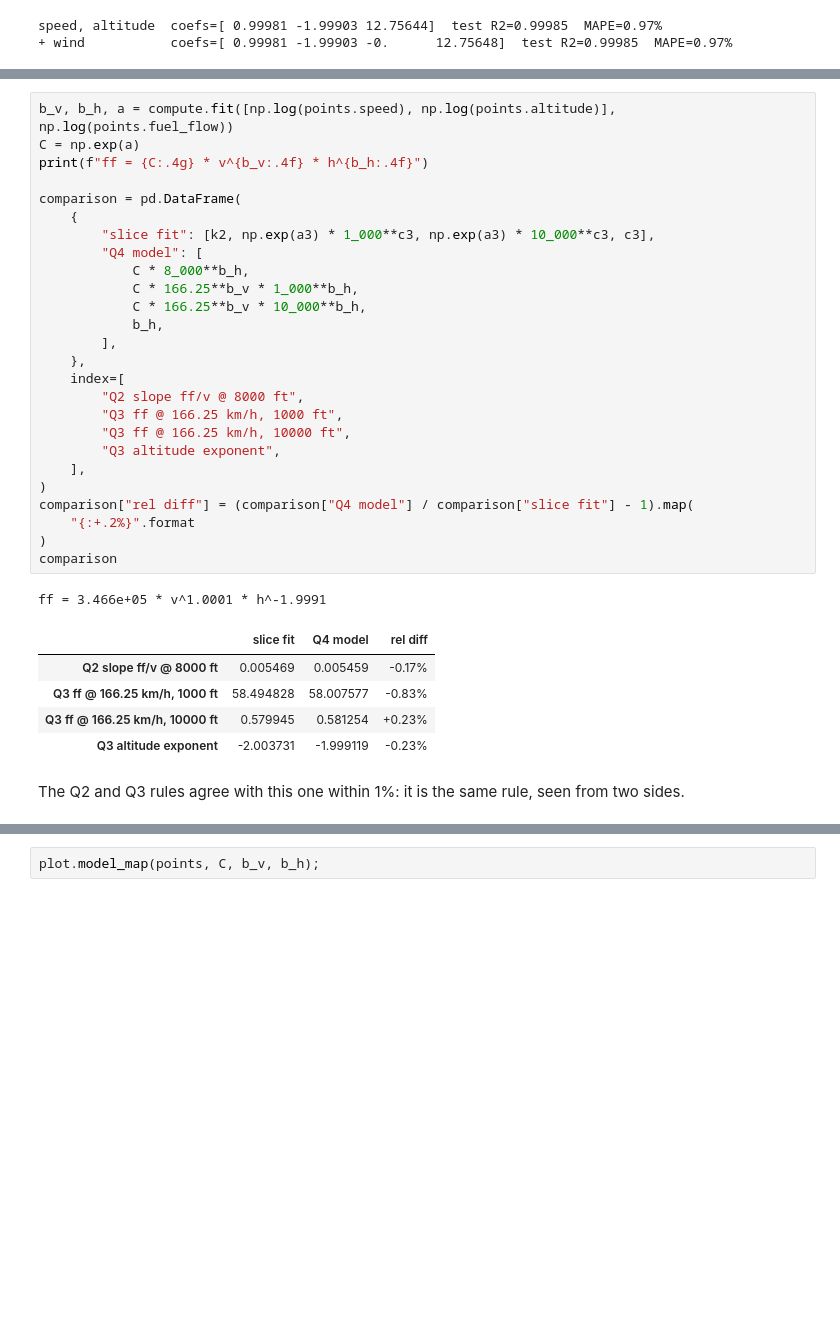
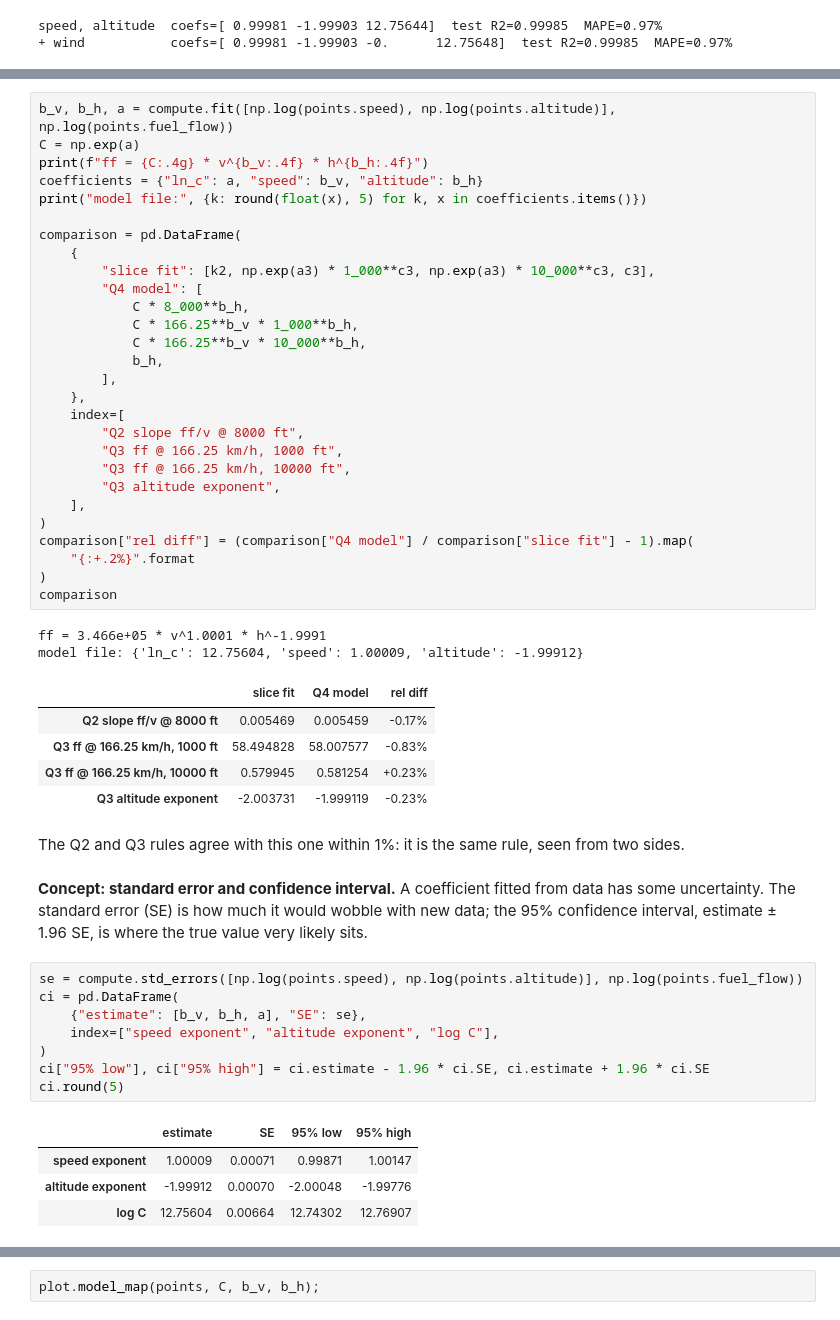
Before and after one commit to j04n-f/OptiFuel, a Jupyter notebook: exercise_1/analysis.ipynb, the cells around one changed output, grey strips where cells are left out. Saved outputs shown, nothing was run; the diff lists cells and outputs as text; blank space fills up the shorter version.

```diff
--- a/exercise_1/analysis.ipynb
+++ b/exercise_1/analysis.ipynb
@@ -281,6 +339,8 @@ score. The final rule therefore uses speed and altitude, fitted on all flights.
 b_v, b_h, a = compute.fit([np.log(points.speed), np.log(points.altitude)], np.log(points.fuel_flow))
 C = np.exp(a)
 print(f"ff = {C:.4g} * v^{b_v:.4f} * h^{b_h:.4f}")
+coefficients = {"ln_c": a, "speed": b_v, "altitude": b_h}
+print("model file:", {k: round(float(x), 5) for k, x in coefficients.items()})
 
 comparison = pd.DataFrame(
     {
@@ -305,6 +365,7 @@ comparison["rel diff"] = (comparison["Q4 model"] / comparison["slice fit"] - 1).
 comparison
 # %% [output]
 ff = 3.466e+05 * v^1.0001 * h^-1.9991
+model file: {'ln_c': 12.75604, 'speed': 1.00009, 'altitude': -1.99912}
 |  | slice fit | Q4 model | rel diff |
 | Q2 slope ff/v @ 8000 ft | 0.005469 | 0.005459 | -0.17% |
 | Q3 ff @ 166.25 km/h, 1000 ft | 58.494828 | 58.007577 | -0.83% |
@@ -312,3 +373,20 @@ ff = 3.466e+05 * v^1.0001 * h^-1.9991
 | Q3 altitude exponent | -2.003731 | -1.999119 | -0.23% |
 # %% [markdown]
 The Q2 and Q3 rules agree with this one within 1%: it is the same rule, seen from two sides.
+# %% [markdown]
+**Concept: standard error and confidence interval.** A coefficient fitted from data has some
+uncertainty. The standard error (SE) is how much it would wobble with new data; the 95%
+confidence interval, estimate ± 1.96 SE, is where the true value very likely sits.
+# %%
+se = compute.std_errors([np.log(points.speed), np.log(points.altitude)], np.log(points.fuel_flow))
+ci = pd.DataFrame(
+    {"estimate": [b_v, b_h, a], "SE": se},
+    index=["speed exponent", "altitude exponent", "log C"],
+)
+ci["95% low"], ci["95% high"] = ci.estimate - 1.96 * ci.SE, ci.estimate + 1.96 * ci.SE
+ci.round(5)
+# %% [output]
+|  | estimate | SE | 95% low | 95% high |
+| speed exponent | 1.00009 | 0.00071 | 0.99871 | 1.00147 |
+| altitude exponent | -1.99912 | 0.00070 | -2.00048 | -1.99776 |
+| log C | 12.75604 | 0.00664 | 12.74302 | 12.76907 |
```
Also changed, not shown: parts of 15 cells of this notebook, 5 other files.
